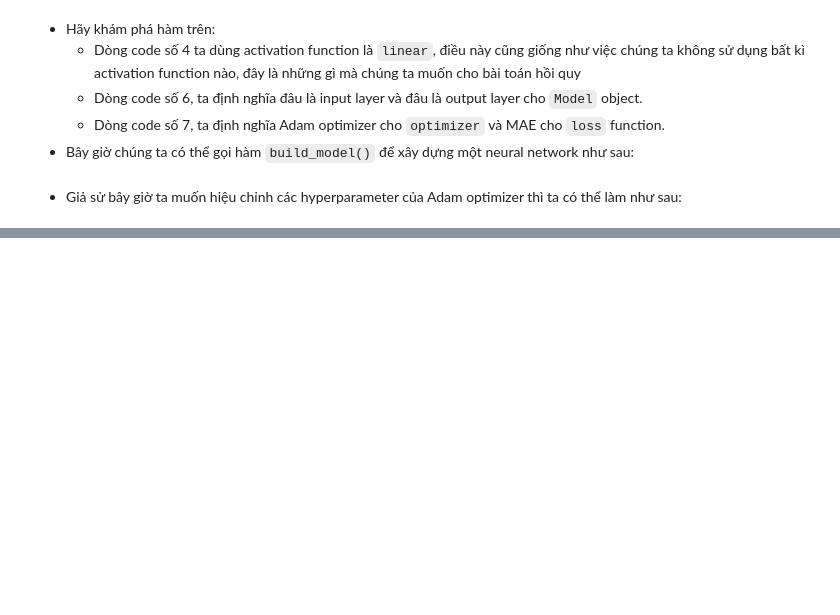
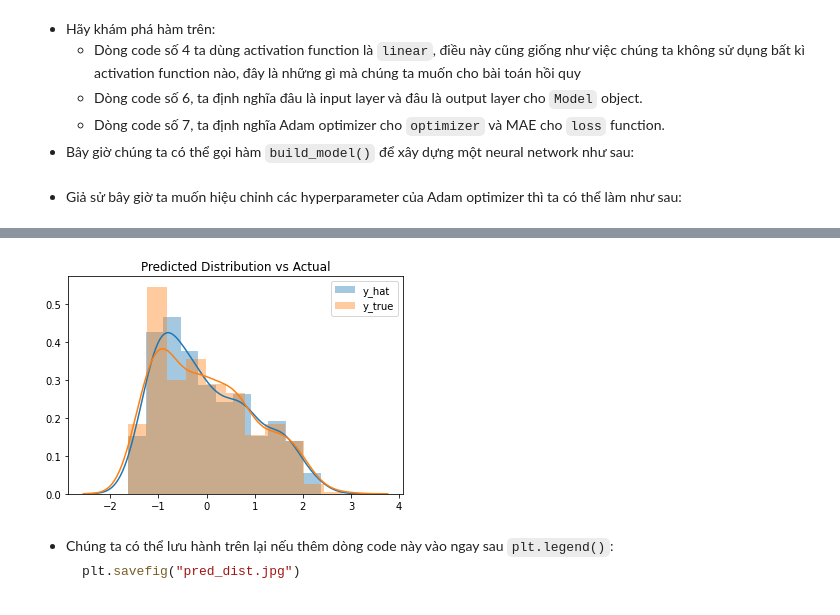
Before and after one commit to cuongpiger/Deep_Learning_Quick_Reference, a Jupyter notebook: Chapter 02. Using Deep Learning to Solve Regression Problems/01.alcohol_prediction.ipynb, the cells around one changed output, grey strips where cells are left out. Cells and saved outputs as stored; diff of their text form; code cells hidden in the pictures; blank space fills up the shorter version.

````diff
--- a/Chapter 02. Using Deep Learning to Solve Regression Problems/01.alcohol_prediction.ipynb
+++ b/Chapter 02. Using Deep Learning to Solve Regression Problems/01.alcohol_prediction.ipynb
@@ -131,0 +133,2 @@ def build_network_with_adam_hyperparams(input_features=None):
+# %%
+data = load_data()
@@ -131,0 +137,4 @@ def build_network_with_adam_hyperparams(input_features=None):
+# %%
+input_features = data['train_X'].shape[1]
+
+print("Có {} features bên trong training fata.".format(input_features))
@@ -131,0 +145,8 @@ def build_network_with_adam_hyperparams(input_features=None):
+# %%
+'''Load model architecture'''
+model = build_network(input_features=input_features)
+
+'''Fit model with training data and hyperparameters'''
+model.fit(x=data['train_X'], y=data['train_y'],
+          batch_size=32, epochs=200, verbose=1,
+          validation_data=(data['val_X'], data['val_y']))
@@ -131,0 +261,14 @@ def build_network_with_adam_hyperparams(input_features=None):
+# %%
+y_hat = model.predict(data['test_X'])
+
+plt.title("Predicted Distribution vs Actual")
+sns.distplot(y_hat.flatten(), label='y_hat')
+sns.distplot(data['test_y'], label='y_true')
+plt.legend();
+# %% [output]
+[figure, added]
+# %% [markdown]
+* Chúng ta có thể lưu hành trên lại nếu thêm dòng code này vào ngay sau `plt.legend()`:
+  ```python
+  plt.savefig("pred_dist.jpg")
+  ```
````
Also changed, not shown: parts of 16 cells of this notebook, 8 other files.
